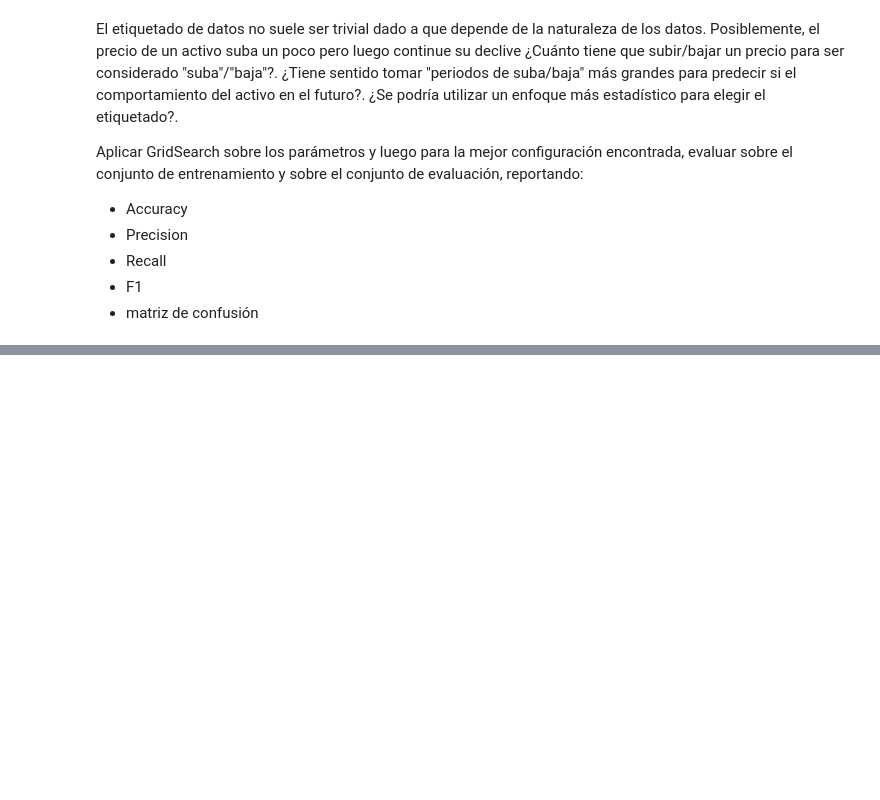
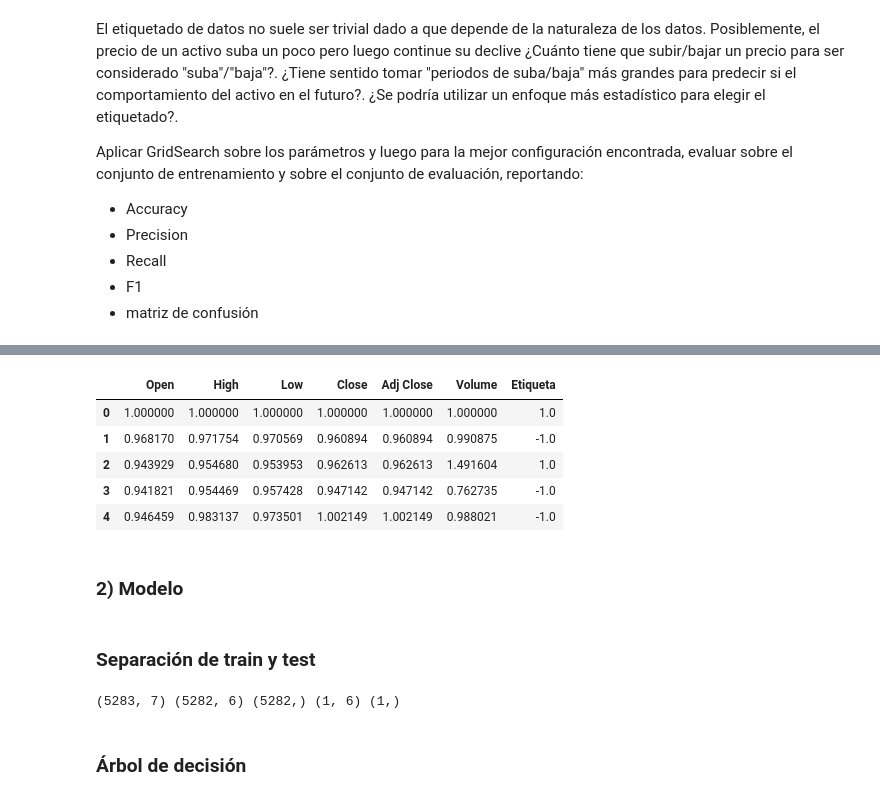
Before and after one commit to exsantucho/MLBolsaMentoria2021, a Jupyter notebook: Práctico 3 - Introducción al Aprendizaje Automático.ipynb, the cells around one changed output, grey strips where cells are left out. Saved outputs shown, nothing was run; the diff lists cells and outputs as text; code cells hidden in the pictures; blank space fills up the shorter version.

```diff
--- a/Práctico 3 - Introducción al Aprendizaje Automático.ipynb
+++ b/Práctico 3 - Introducción al Aprendizaje Automático.ipynb
@@ -573,0 +649,32 @@ Aplicar GridSearch sobre los parámetros y luego para la mejor configuración en
+# %%
+# Normalización: divido todos los valores por el primer valor de primera fila
+data.loc[:] = data.loc[:].div(df.iloc[0][:])
+data.head()
+# %% [output]
+|  | Open | High | Low | Close | Adj Close | Volume | Etiqueta |
+| 0 | 1.000000 | 1.000000 | 1.000000 | 1.000000 | 1.000000 | 1.000000 | 1.0 |
+| 1 | 0.968170 | 0.971754 | 0.970569 | 0.960894 | 0.960894 | 0.990875 | -1.0 |
+| 2 | 0.943929 | 0.954680 | 0.953953 | 0.962613 | 0.962613 | 1.491604 | 1.0 |
+| 3 | 0.941821 | 0.954469 | 0.957428 | 0.947142 | 0.947142 | 0.762735 | -1.0 |
+| 4 | 0.946459 | 0.983137 | 0.973501 | 1.002149 | 1.002149 | 0.988021 | -1.0 |
+# %% [markdown]
+### 2) Modelo
+# %% [markdown]
+### Separación de train y test
+# %%
+test_len = 1 # días a predecir
+
+X = data[['Open', 'High', 'Low', 'Close', 'Adj Close', 'Volume']]
+y = data['Etiqueta']
+
+X_train = X.iloc[:data.shape[0]-test_len]
+y_train = y.iloc[:data.shape[0]-test_len]
+
+X_test = X.tail(test_len)
+y_test = y.tail(test_len)
+
+print(data.shape, X_train.shape, y_train.shape, X_test.shape, y_test.shape)
+# %% [output]
+(5283, 7) (5282, 6) (5282,) (1, 6) (1,)
+# %% [markdown]
+### Árbol de decisión
```
Also changed, not shown: parts of 16 cells of this notebook.
